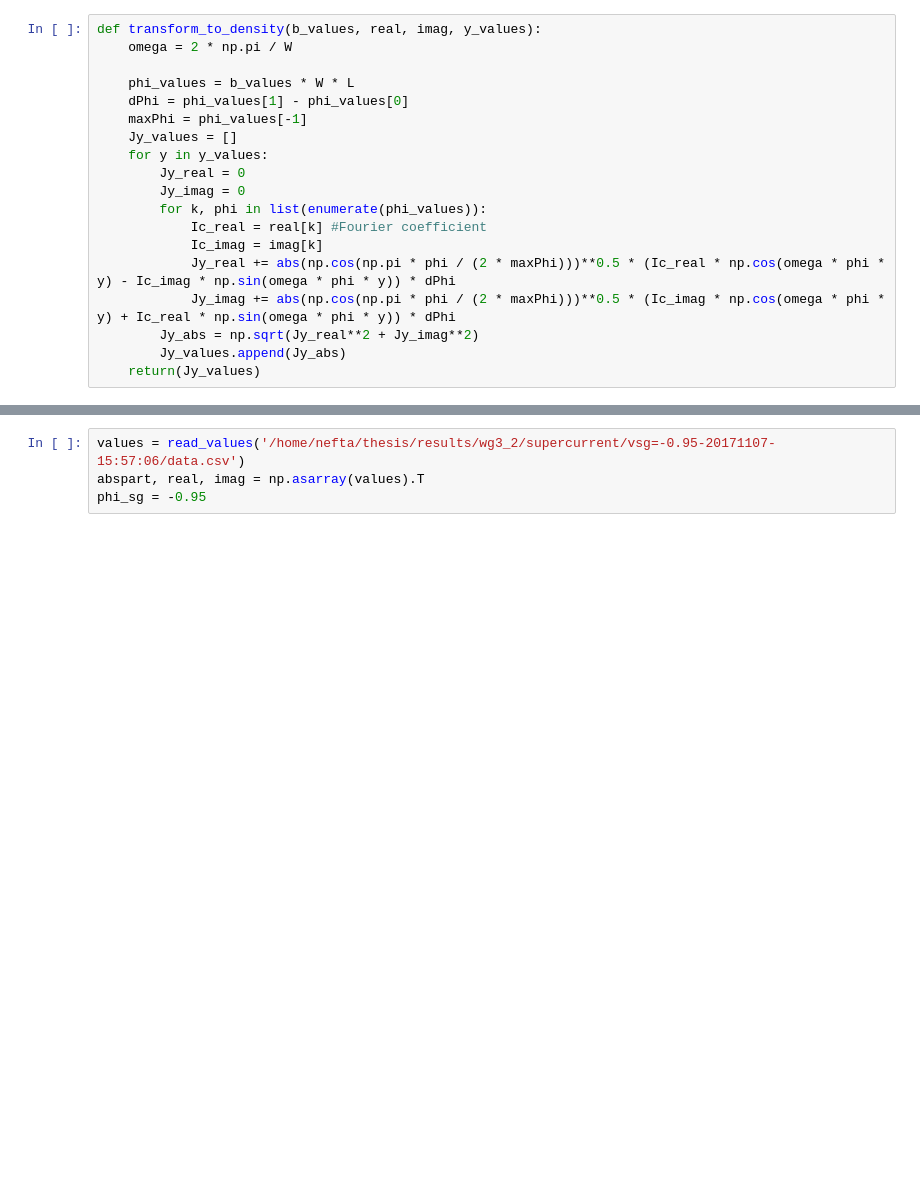
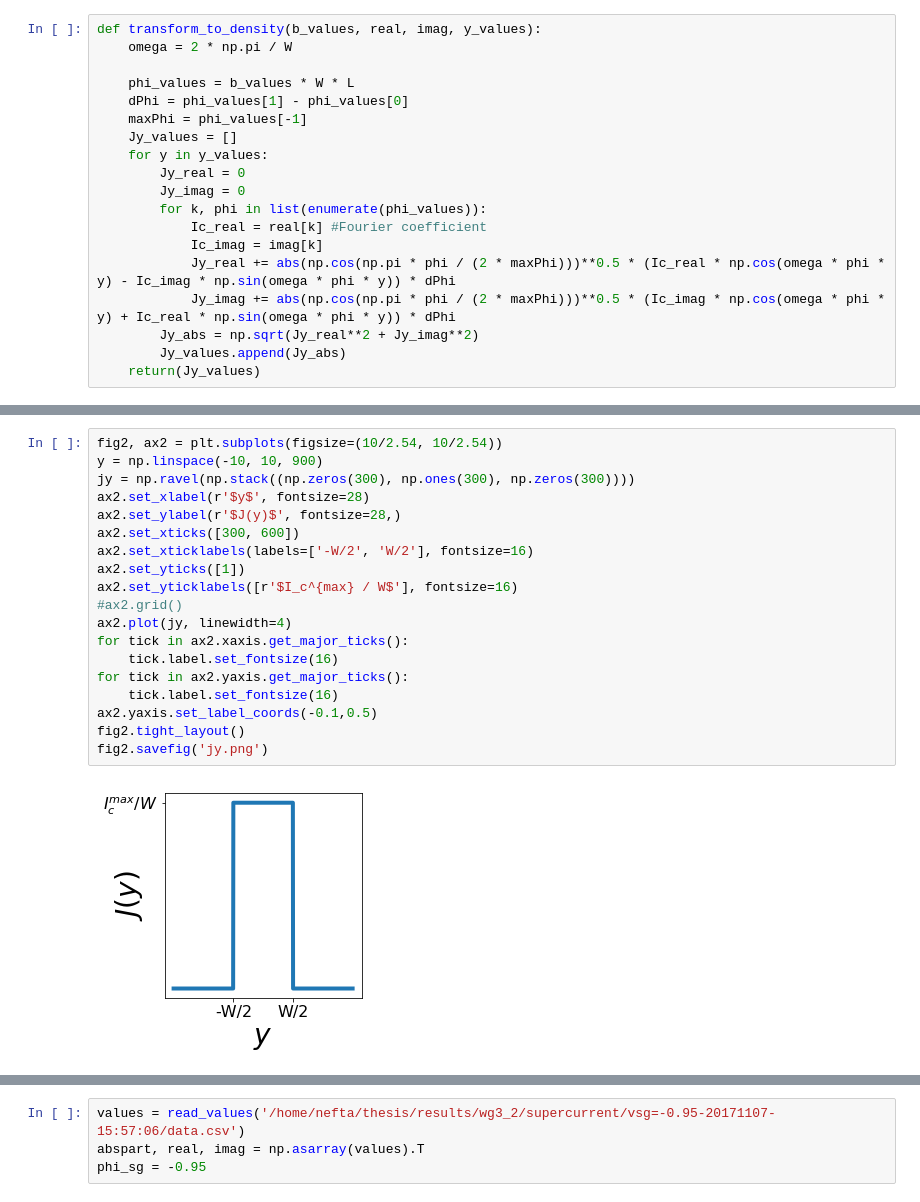
Before and after one commit to NeroCorleone/thesis, a Jupyter notebook: code/fourier-plots.ipynb, the cells around one changed output, grey strips where cells are left out. Drawn from its saved outputs; the diff is of its cells as text; blank space fills up the shorter version.

```diff
--- a/code/fourier-plots.ipynb
+++ b/code/fourier-plots.ipynb
@@ -111 +158,22 @@ sorted(zip(phi_sg_values, dirnames))
+# %%
+fig2, ax2 = plt.subplots(figsize=(10/2.54, 10/2.54))
+y = np.linspace(-10, 10, 900)
+jy = np.ravel(np.stack((np.zeros(300), np.ones(300), np.zeros(300))))
+ax2.set_xlabel(r'$y$', fontsize=28)
+ax2.set_ylabel(r'$J(y)$', fontsize=28,)
+ax2.set_xticks([300, 600])
+ax2.set_xticklabels(labels=['-W/2', 'W/2'], fontsize=16)
+ax2.set_yticks([1])
+ax2.set_yticklabels([r'$I_c^{max} / W$'], fontsize=16)
+#ax2.grid()
+ax2.plot(jy, linewidth=4)
+for tick in ax2.xaxis.get_major_ticks():
+    tick.label.set_fontsize(16)
+for tick in ax2.yaxis.get_major_ticks():
+    tick.label.set_fontsize(16)
+ax2.yaxis.set_label_coords(-0.1,0.5)
+fig2.tight_layout()
+fig2.savefig('jy.png')
+# %% [output]
+[figure, added]
 # %%
```
Also changed, not shown: parts of 9 cells of this notebook, 18 other files.
